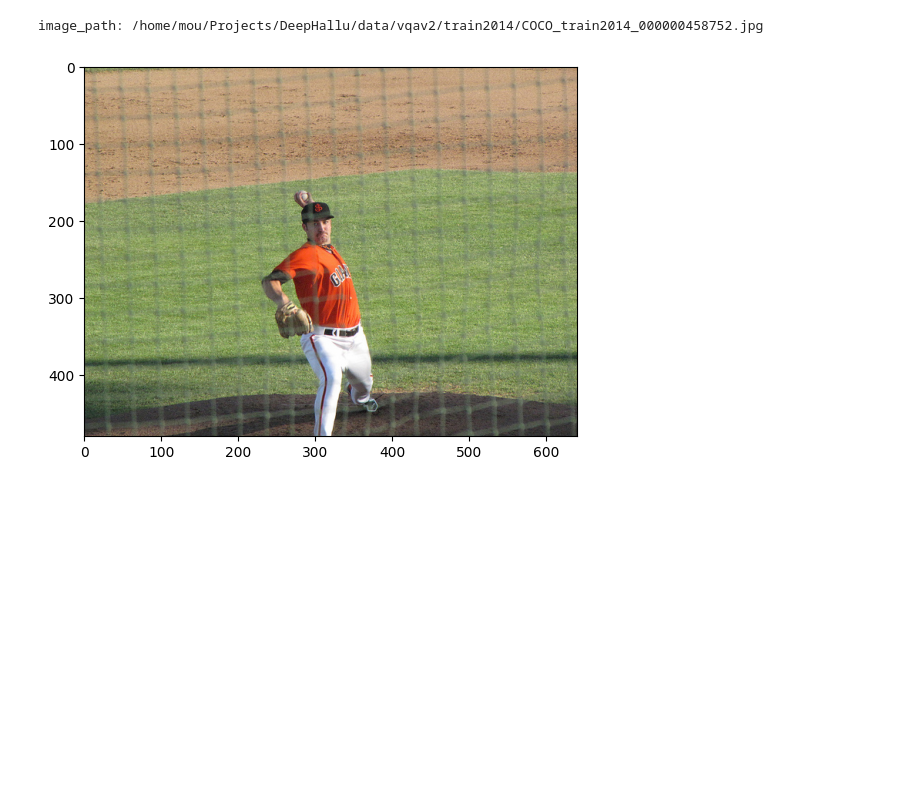
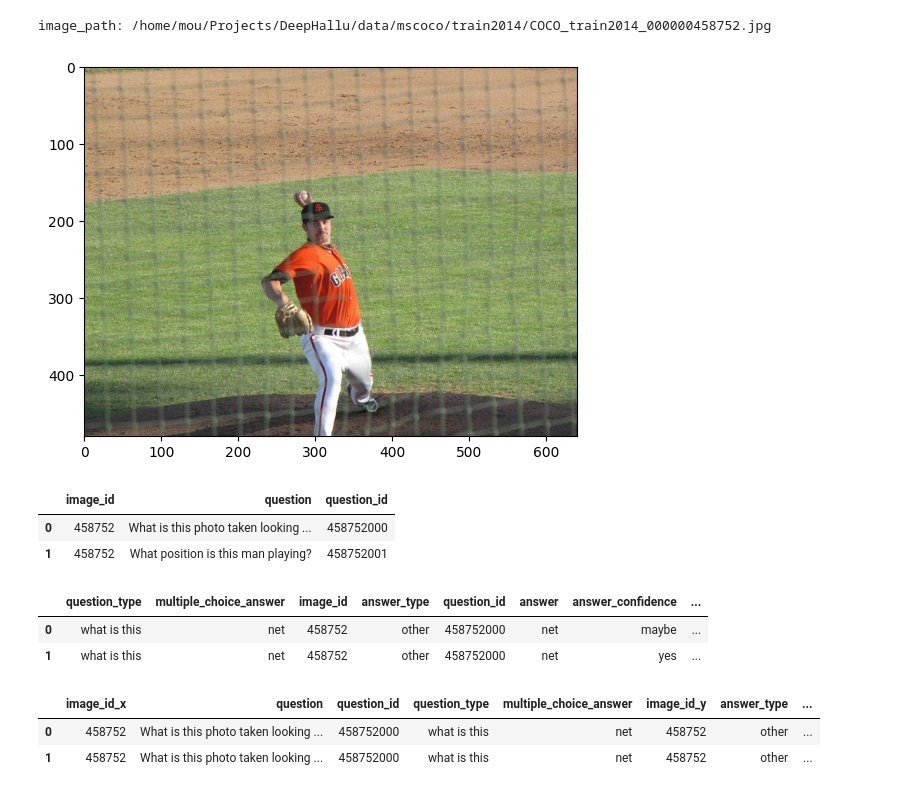
Before and after one commit to MouYongli/DeepHallu, a Jupyter notebook: notebooks/datasets_vqa_v2.ipynb, the cells around one changed output. Drawn from its saved outputs; the diff is of its cells as text; code cells hidden in the pictures; blank space fills up the shorter version.

Commit message:
Update project

```diff
--- a/notebooks/datasets_vqa_v2.ipynb
+++ b/notebooks/datasets_vqa_v2.ipynb
@@ -57,0 +12,25 @@ mscoco_qa_train annotations: {
+# %%
+mscoco_questions_json_train_path = osp.join(dataset_path, "v2_OpenEnded_mscoco_train2014_questions.json")
+with open(mscoco_questions_json_train_path, "r") as f:
+    mscoco_questions_train = json.load(f)
+
+mscoco_annotations_json_train_path = osp.join(dataset_path, "v2_mscoco_train2014_annotations.json")
+with open(mscoco_annotations_json_train_path, "r") as f:
+    mscoco_annotations_train = json.load(f)
+
+print("mscoco_questions_train keys:", mscoco_questions_train.keys())
+print("mscoco_annotations_train keys:", mscoco_annotations_train.keys())
+
+print("mscoco_questions_train info:", mscoco_questions_train["info"])
+print("mscoco_annotations_train info:", mscoco_annotations_train["info"])
+
+print("mscoco_questions_train data_subtype:", mscoco_questions_train["data_subtype"])
+print("mscoco_annotations_train data_subtype:", mscoco_annotations_train["data_subtype"])
+
+print("mscoco_questions_train license:", mscoco_questions_train["license"])
+print("mscoco_annotations_train license:", mscoco_annotations_train["license"])
+
+print("mscoco_questions_train data_type:", mscoco_questions_train["data_type"])
+print("mscoco_annotations_train data_type:", mscoco_annotations_train["data_type"])
+
+print("mscoco_questions_train task_type:", mscoco_questions_train["task_type"])
@@ -58,14 +49,11 @@ mscoco_qa_train annotations: {
 # %%
-formated_image_id = str(dataset_train["questions"][0]["image_id"]).zfill(12)
-image_path = f"/home/mou/Projects/DeepHallu/data/vqav2/train2014/COCO_train2014_{formated_image_id}.jpg"
+formated_image_id = str(mscoco_questions_train["questions"][0]["image_id"]).zfill(12)
+image_path = f"/home/mou/Projects/DeepHallu/data/mscoco/train2014/COCO_train2014_{formated_image_id}.jpg"
 print("image_path:", image_path)
-
-import matplotlib.pyplot as plt
-from PIL import Image
 
 image = Image.open(image_path)
 plt.imshow(image)
 plt.show()
 # %% [output]
-image_path: /home/mou/Projects/DeepHallu/data/vqav2/train2014/COCO_train2014_000000458752.jpg
+image_path: /home/mou/Projects/DeepHallu/data/mscoco/train2014/COCO_train2014_000000458752.jpg
 [figure]
@@ -71,0 +62,32 @@ image_path: /home/mou/Projects/DeepHallu/data/vqav2/train2014/COCO_train2014_000
+# %%
+rows = []
+for ann in mscoco_annotations_train["annotations"]:
+    base = {k: v for k, v in ann.items() if k != "answers"}
+    for ans in ann["answers"]:
+        row = base.copy()
+        row.update({
+            "answer": ans["answer"],
+            "answer_confidence": ans.get("answer_confidence"),
+            "answer_id": ans.get("answer_id"),
+        })
+        rows.append(row)
+mscoco_annotations_train_df = pd.DataFrame(rows)
+# %%
+mscoco_questions_train_df.head(2)
+# %% [output]
+|  | image_id | question | question_id |
+| 0 | 458752 | What is this photo taken looking ... | 458752000 |
+| 1 | 458752 | What position is this man playing? | 458752001 |
+# %%
+mscoco_annotations_train_df.head(2)
+# %% [output]
+|  | question_type | multiple_choice_answer | image_id | answer_type | question_id | answer | answer_confidence | ... |
+| 0 | what is this | net | 458752 | other | 458752000 | net | maybe | ... |
+| 1 | what is this | net | 458752 | other | 458752000 | net | yes | ... |
+# %%
+merged_df = pd.merge(mscoco_questions_train_df, mscoco_annotations_train_df, on="question_id")
+merged_df.head(2)
+# %% [output]
+|  | image_id_x | question | question_id | question_type | multiple_choice_answer | image_id_y | answer_type | ... |
+| 0 | 458752 | What is this photo taken looking ... | 458752000 | what is this | net | 458752 | other | ... |
+| 1 | 458752 | What is this photo taken looking ... | 458752000 | what is this | net | 458752 | other | ... |
```
Also changed, not shown: parts of 7 cells of this notebook, 24 other files.
